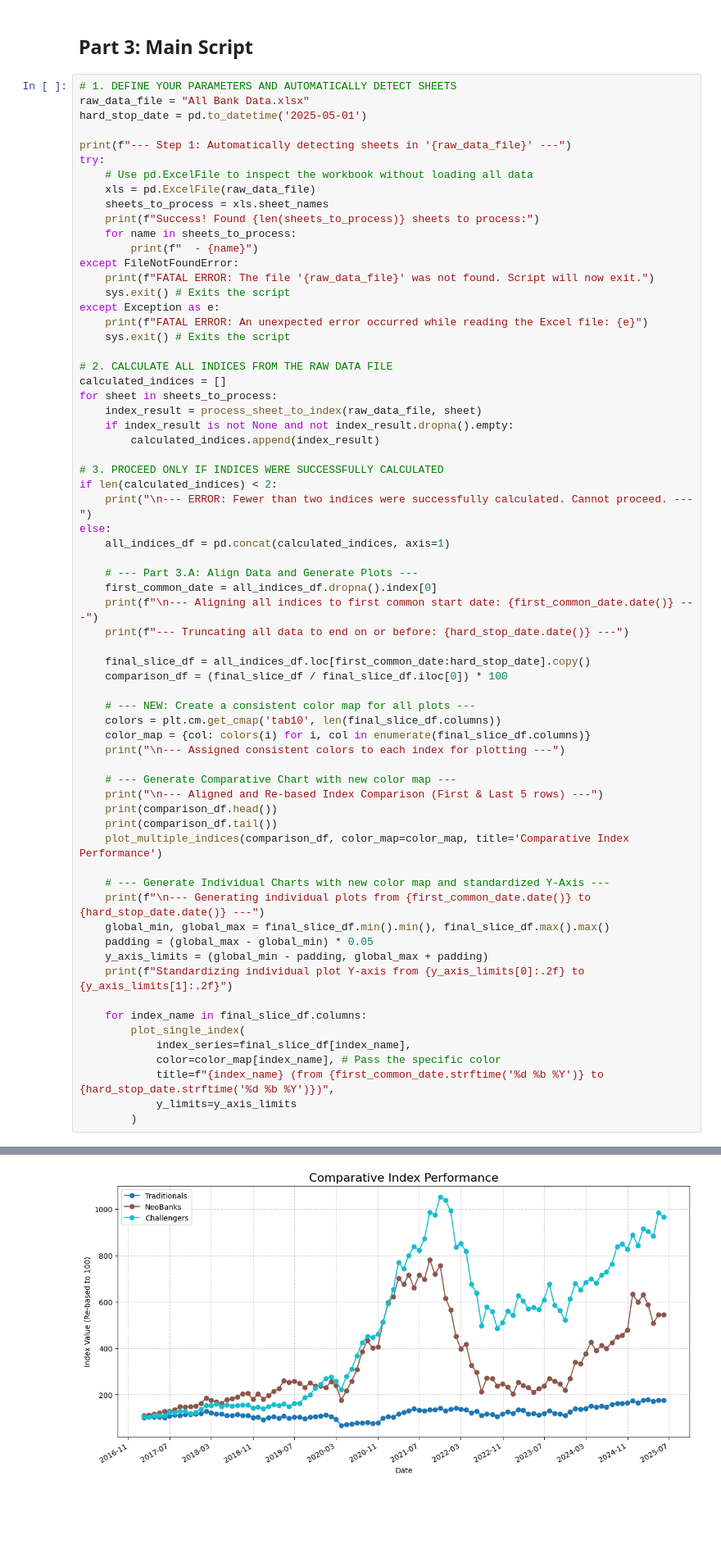
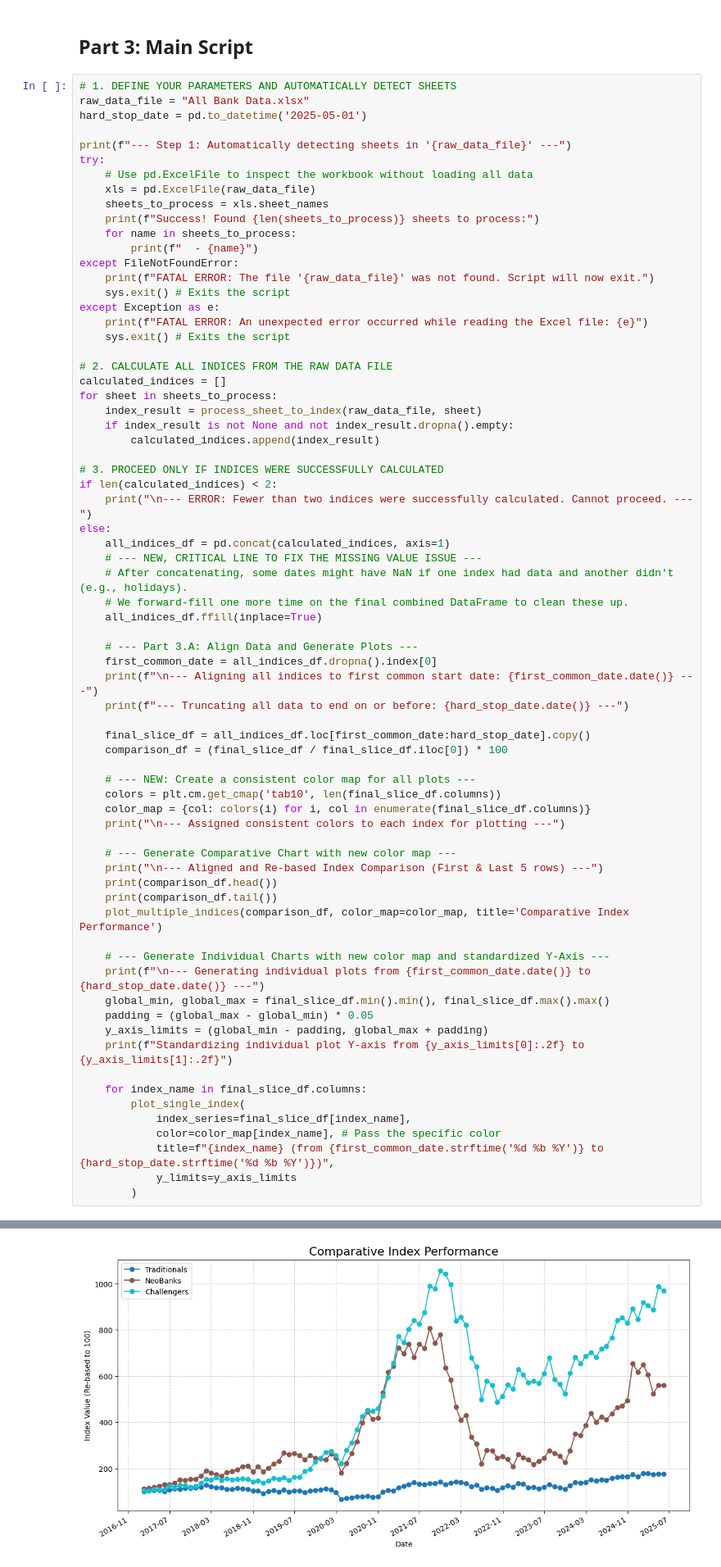
Before and after one commit to JamesGH1/FinanceResearch, a Jupyter notebook: IndexCreation - REMASTERED.ipynb, the cells around one changed output, grey strips where cells are left out. Shown at 82% size. Cells and saved outputs as stored; diff of their text form; blank space fills up the shorter version.

Commit message:
Minor fix, added forward fill to final_slice_df

```diff
--- a/IndexCreation - REMASTERED.ipynb
+++ b/IndexCreation - REMASTERED.ipynb
@@ -188,6 +188,10 @@ if len(calculated_indices) < 2:
     print("\n--- ERROR: Fewer than two indices were successfully calculated. Cannot proceed. ---")
 else:
     all_indices_df = pd.concat(calculated_indices, axis=1)
+    # --- NEW, CRITICAL LINE TO FIX THE MISSING VALUE ISSUE ---
+    # After concatenating, some dates might have NaN if one index had data and another didn't (e.g., holidays).
+    # We forward-fill one more time on the final combined DataFrame to clean these up.
+    all_indices_df.ffill(inplace=True)
 
     # --- Part 3.A: Align Data and Generate Plots ---
     first_common_date = all_indices_df.dropna().index[0]
@@ -243 +247 @@ Success! Found 3 sheets to process:
-[figure, old version]
+[figure, new version]
```
Also changed, not shown: parts of 3 cells of this notebook, 1 other file.
